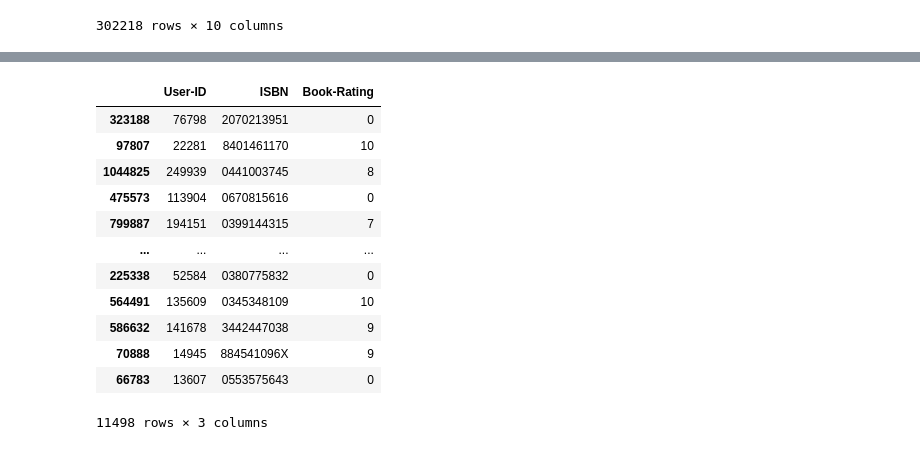
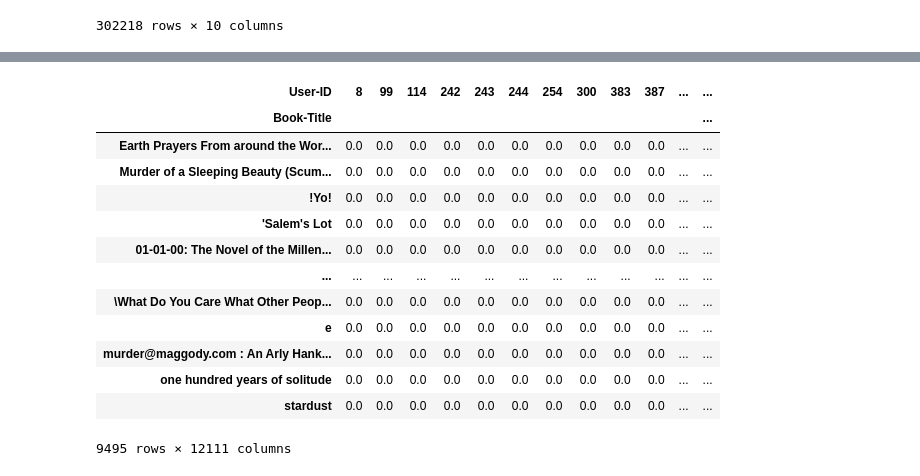
Before and after one commit to PaulPawelec/DataMining, a Jupyter notebook: BookRecommender/BookRecommender.ipynb, the cells around one changed output, grey strips where cells are left out. Cells and saved outputs as stored; diff of their text form; code cells hidden in the pictures.

```diff
--- a/BookRecommender/BookRecommender.ipynb
+++ b/BookRecommender/BookRecommender.ipynb
@@ -411,3 +411,6 @@ top_rating_merged_data
 | 383840 | 276704 | 0380796155 | 5 | White Abacus | Damien Broderick | 1998 | Eos | http://images.amazon.com/images/P... | ... |
 | 383841 | 276704 | 0806917695 | 5 | Perplexing Lateral Thinking Puzzl... | Paul Sloane | 1997 | Sterling Publishing | http://images.amazon.com/images/P... | ... |
 302218 rows × 10 columns
+# %%
+books_opinions_count = top_rating_merged_data['ISBN'].value_counts()
+books_opinions_count
@@ -413,0 +430,6 @@ top_rating_merged_data
+# %%
+books_numbers_of_ratings = 5
+
+rating_temp_list = books_opinions_count[books_opinions_count >= books_numbers_of_ratings].index.to_list()
+top_rating_merged_data = top_rating_merged_data[top_rating_merged_data['ISBN'].isin(rating_temp_list)]
+top_rating_merged_data #most frequently rated books
@@ -414,19 +476,24 @@ top_rating_merged_data
+# %%
+top_rating_merged_data_knn = top_rating_merged_data.copy()
+# %%
+top_rating_merged_data_knn = top_rating_merged_data_knn.drop_duplicates(['User-ID', 'Book-Title'])
 # %%
-rating_books_sample = ratings.sample(frac=.01, random_state=1)
-rat_books_pivot = rating_books_sample.pivot(index='ISBN', columns='User-ID', values='Book-Rating').fillna(0)
+#rat_books_pivot = top_rating_merged_data_knn.pivot(index='ISBN', columns='User-ID', values='Book-Rating').fillna(0)
+
+rat_books_pivot = top_rating_merged_data_knn.pivot(index='Book-Title', columns='User-ID', values='Book-Rating').fillna(0)
+rat_books_pivot
+# %% [output]
+| User-ID | 8 | 99 | 114 | 242 | 243 | 244 | 254 | 300 | 383 | 387 | ... | ... |
+| Book-Title |  |  |  |  |  |  |  |  |  |  |  | ... |
+| Earth Prayers From around the Wor... | 0.0 | 0.0 | 0.0 | 0.0 | 0.0 | 0.0 | 0.0 | 0.0 | 0.0 | 0.0 | ... | ... |
+| Murder of a Sleeping Beauty (Scum... | 0.0 | 0.0 | 0.0 | 0.0 | 0.0 | 0.0 | 0.0 | 0.0 | 0.0 | 0.0 | ... | ... |
+| !Yo! | 0.0 | 0.0 | 0.0 | 0.0 | 0.0 | 0.0 | 0.0 | 0.0 | 0.0 | 0.0 | ... | ... |
+| 'Salem's Lot | 0.0 | 0.0 | 0.0 | 0.0 | 0.0 | 0.0 | 0.0 | 0.0 | 0.0 | 0.0 | ... | ... |
+| 01-01-00: The Novel of the Millen... | 0.0 | 0.0 | 0.0 | 0.0 | 0.0 | 0.0 | 0.0 | 0.0 | 0.0 | 0.0 | ... | ... |
+| ... | ... | ... | ... | ... | ... | ... | ... | ... | ... | ... | ... | ... |
+| \What Do You Care What Other Peop... | 0.0 | 0.0 | 0.0 | 0.0 | 0.0 | 0.0 | 0.0 | 0.0 | 0.0 | 0.0 | ... | ... |
+| e | 0.0 | 0.0 | 0.0 | 0.0 | 0.0 | 0.0 | 0.0 | 0.0 | 0.0 | 0.0 | ... | ... |
+| murder@maggody.com : An Arly Hank... | 0.0 | 0.0 | 0.0 | 0.0 | 0.0 | 0.0 | 0.0 | 0.0 | 0.0 | 0.0 | ... | ... |
+| one hundred years of solitude | 0.0 | 0.0 | 0.0 | 0.0 | 0.0 | 0.0 | 0.0 | 0.0 | 0.0 | 0.0 | ... | ... |
+| stardust | 0.0 | 0.0 | 0.0 | 0.0 | 0.0 | 0.0 | 0.0 | 0.0 | 0.0 | 0.0 | ... | ... |
+9495 rows × 12111 columns
-# %%
-rating_books_sample
-# %% [output]
-|  | User-ID | ISBN | Book-Rating |
-| 323188 | 76798 | 2070213951 | 0 |
-| 97807 | 22281 | 8401461170 | 10 |
-| 1044825 | 249939 | 0441003745 | 8 |
-| 475573 | 113904 | 0670815616 | 0 |
-| 799887 | 194151 | 0399144315 | 7 |
-| ... | ... | ... | ... |
-| 225338 | 52584 | 0380775832 | 0 |
-| 564491 | 135609 | 0345348109 | 10 |
-| 586632 | 141678 | 3442447038 | 9 |
-| 70888 | 14945 | 884541096X | 9 |
-| 66783 | 13607 | 0553575643 | 0 |
-11498 rows × 3 columns
```
Also changed, not shown: parts of 17 cells of this notebook.
